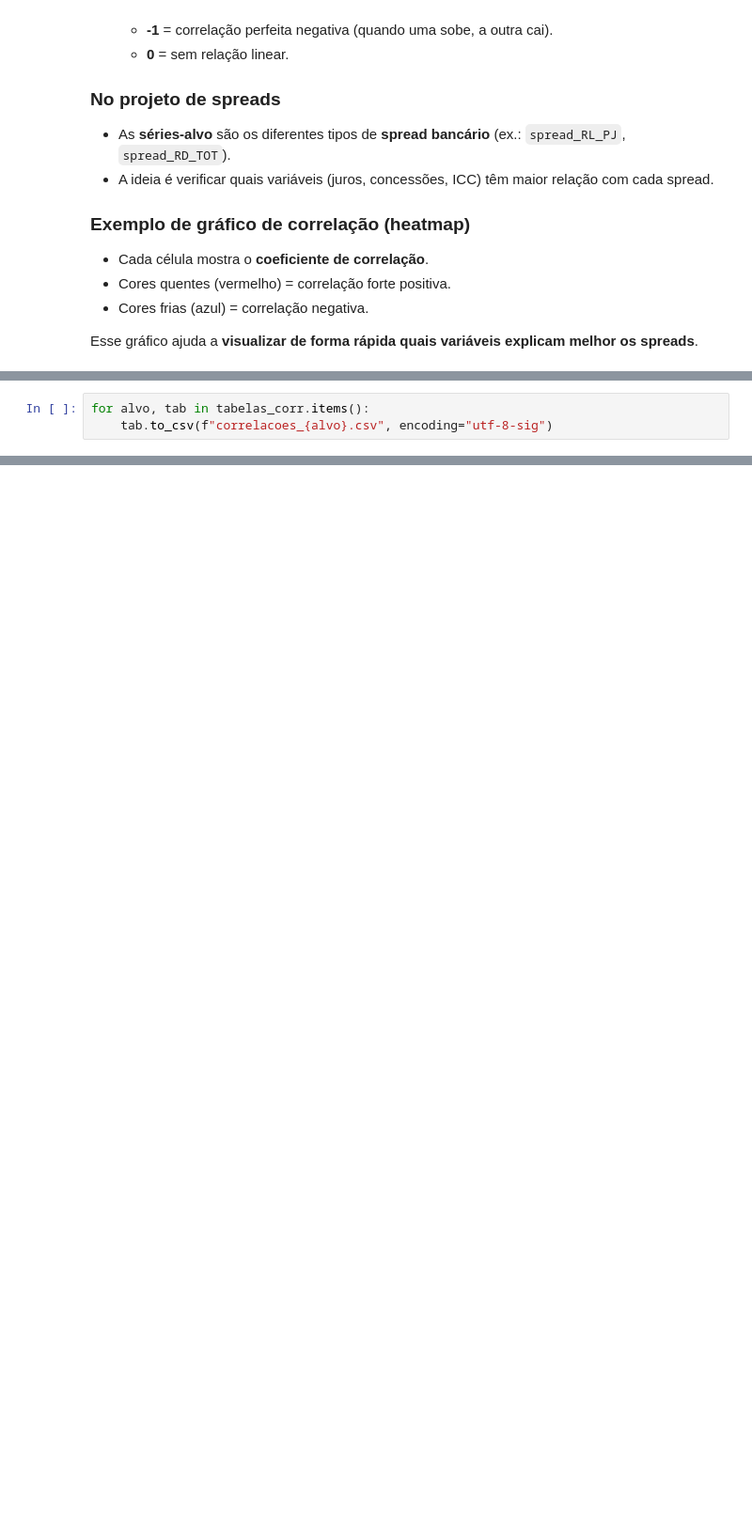
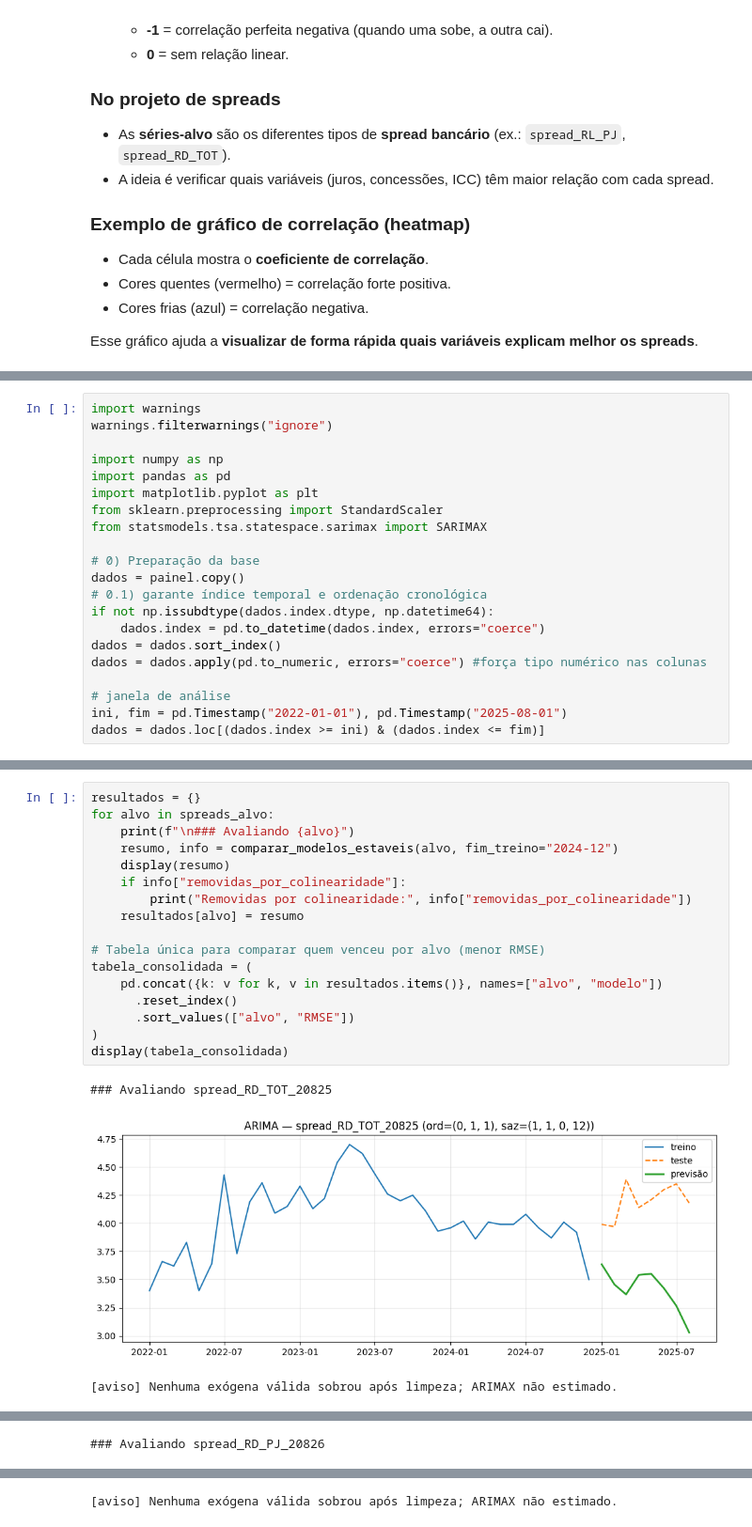
Before and after one commit to akemitti/Inteligencia-Artificial, a Jupyter notebook: prev_series_temporais.ipynb, the cells around one changed output, grey strips where cells are left out. Shown at 94% size. Cells and saved outputs as stored; diff of their text form; blank space fills up the shorter version.

```diff
--- a/prev_series_temporais.ipynb
+++ b/prev_series_temporais.ipynb
@@ -803,3 +741,0 @@ for alvo in spreads_presentes:
-# %%
-for alvo, tab in tabelas_corr.items():
-    tab.to_csv(f"correlacoes_{alvo}.csv", encoding="utf-8-sig")
@@ -805,0 +748,21 @@ for alvo, tab in tabelas_corr.items():
+# %%
+import warnings
+warnings.filterwarnings("ignore")
+
+import numpy as np
+import pandas as pd
+import matplotlib.pyplot as plt
+from sklearn.preprocessing import StandardScaler
+from statsmodels.tsa.statespace.sarimax import SARIMAX
+
+# 0) Preparação da base
+dados = painel.copy()
+# 0.1) garante índice temporal e ordenação cronológica
+if not np.issubdtype(dados.index.dtype, np.datetime64):
+    dados.index = pd.to_datetime(dados.index, errors="coerce")
+dados = dados.sort_index()
+dados = dados.apply(pd.to_numeric, errors="coerce") #força tipo numérico nas colunas
+
+# janela de análise
+ini, fim = pd.Timestamp("2022-01-01"), pd.Timestamp("2025-08-01")
+dados = dados.loc[(dados.index >= ini) & (dados.index <= fim)]
@@ -805,0 +1001,21 @@ for alvo, tab in tabelas_corr.items():
+# %%
+resultados = {}
+for alvo in spreads_alvo:
+    print(f"\n### Avaliando {alvo}")
+    resumo, info = comparar_modelos_estaveis(alvo, fim_treino="2024-12")
+    display(resumo)
+    if info["removidas_por_colinearidade"]:
+        print("Removidas por colinearidade:", info["removidas_por_colinearidade"])
+    resultados[alvo] = resumo
+
+# Tabela única para comparar quem venceu por alvo (menor RMSE)
+tabela_consolidada = (
+    pd.concat({k: v for k, v in resultados.items()}, names=["alvo", "modelo"])
+      .reset_index()
+      .sort_values(["alvo", "RMSE"])
+)
+display(tabela_consolidada)
+# %% [output]
+### Avaliando spread_RD_TOT_20825
+[figure, added]
+[aviso] Nenhuma exógena válida sobrou após limpeza; ARIMAX não estimado.
@@ -805,0 +1026 @@ for alvo, tab in tabelas_corr.items():
+### Avaliando spread_RD_PJ_20826
@@ -805,0 +1028 @@ for alvo, tab in tabelas_corr.items():
+[aviso] Nenhuma exógena válida sobrou após limpeza; ARIMAX não estimado.
```
Also changed, not shown: parts of 17 cells of this notebook, 1 other file.
